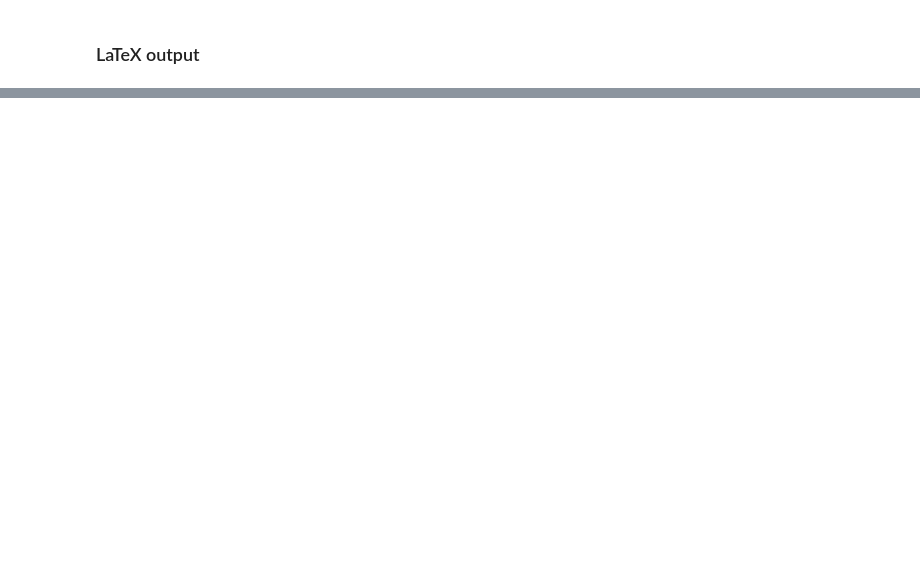
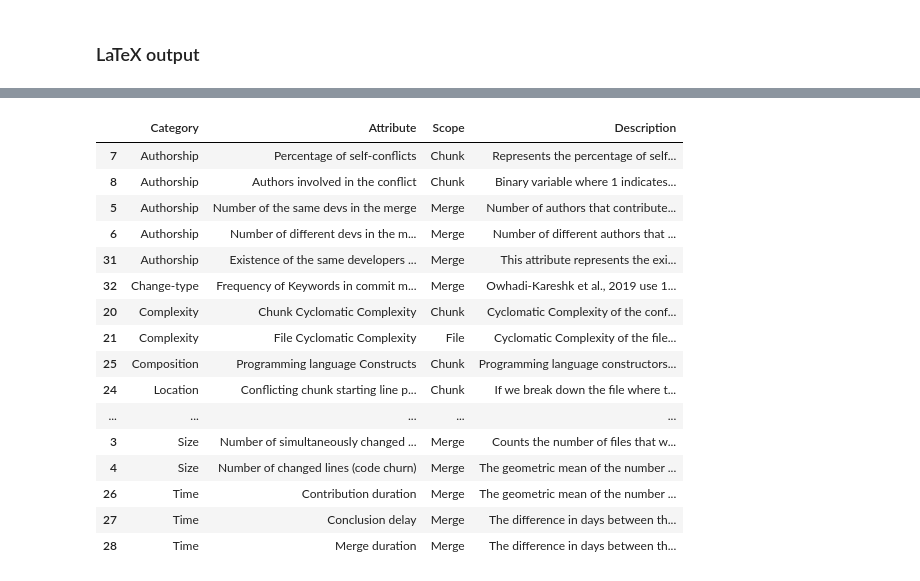
Before and after one commit to gems-uff/mestre, a Jupyter notebook: scripts/paper/tables.ipynb, the cells around one changed output, grey strips where cells are left out. Saved outputs shown, nothing was run; the diff lists cells and outputs as text; code cells hidden in the pictures; blank space fills up the shorter version.

```diff
--- a/scripts/paper/tables.ipynb
+++ b/scripts/paper/tables.ipynb
@@ -437,0 +488,23 @@ with pd.option_context("max_colwidth", None):
+# %%
+attrs_table = attributes_used[['Category', 'Attribute', 'Scope', 'Details']]\
+                .sort_values(by=['Category', 'Scope'])\
+                .rename(columns={'Details':'Description'})
+attrs_table
+# %% [output]
+|  | Category | Attribute | Scope | Description |
+| 7 | Authorship | Percentage of self-conflicts | Chunk | Represents the percentage of self... |
+| 8 | Authorship | Authors involved in the conflict | Chunk | Binary variable where 1 indicates... |
+| 5 | Authorship | Number of the same devs in the merge | Merge | Number of authors that contribute... |
+| 6 | Authorship | Number of different devs in the m... | Merge | Number of different authors that ... |
+| 31 | Authorship | Existence of the same developers ... | Merge | This attribute represents the exi... |
+| 32 | Change-type | Frequency of Keywords in commit m... | Merge | Owhadi-Kareshk et al., 2019 use 1... |
+| 20 | Complexity | Chunk Cyclomatic Complexity | Chunk | Cyclomatic Complexity of the conf... |
+| 21 | Complexity | File Cyclomatic Complexity | File | Cyclomatic Complexity of the file... |
+| 25 | Composition | Programming language Constructs | Chunk | Programming language constructors... |
+| 24 | Location | Conflicting chunk starting line p... | Chunk | If we break down the file where t... |
+| ... | ... | ... | ... | ... |
+| 3 | Size | Number of simultaneously changed ... | Merge | Counts the number of files that w... |
+| 4 | Size | Number of changed lines (code churn) | Merge | The geometric mean of the number ... |
+| 26 | Time | Contribution duration | Merge | The geometric mean of the number ... |
+| 27 | Time | Conclusion delay | Merge | The difference in days between th... |
+| 28 | Time | Merge duration | Merge | The difference in days between th... |
```
Also changed, not shown: parts of 28 cells of this notebook.
